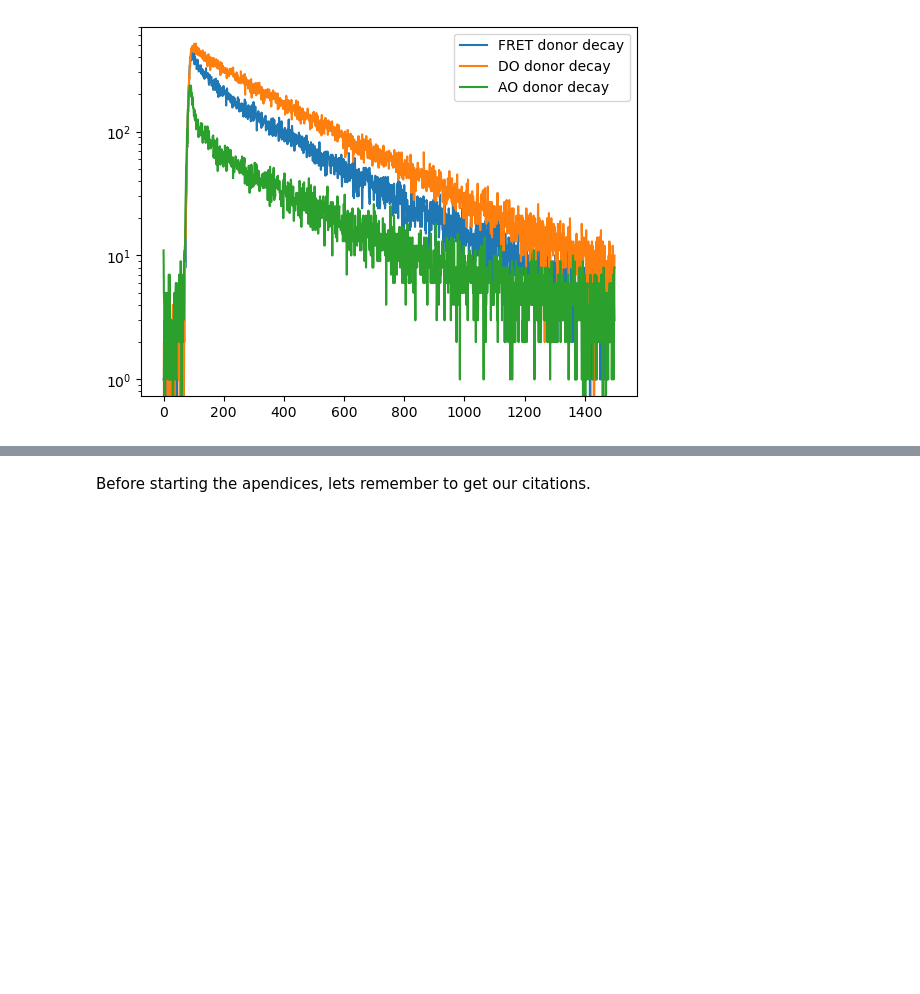
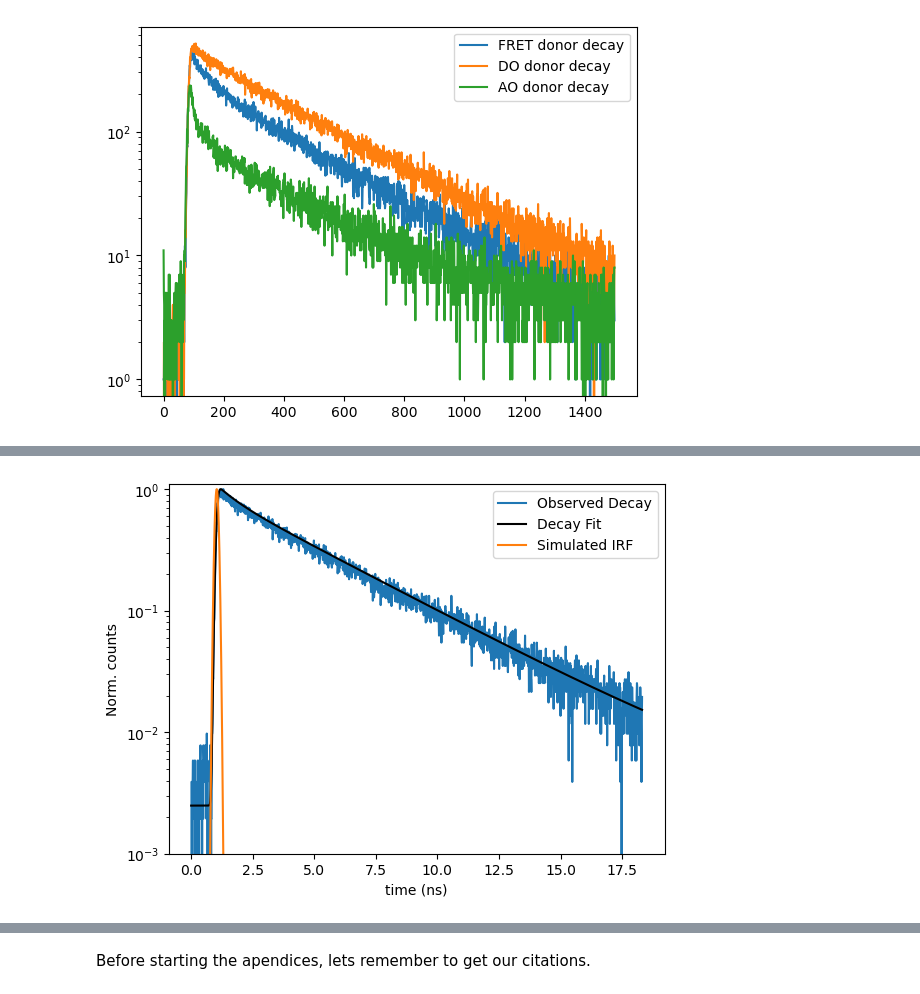
Before and after one commit to OpenSMFS/smfBursts, a Jupyter notebook: docs/source/notebooks/BurstsTutorial.ipynb, the cells around one changed output, grey strips where cells are left out. Saved outputs shown, nothing was run; the diff lists cells and outputs as text; code cells hidden in the pictures; blank space fills up the shorter version.

```diff
--- a/docs/source/notebooks/BurstsTutorial.ipynb
+++ b/docs/source/notebooks/BurstsTutorial.ipynb
@@ -1257,0 +1380,22 @@ for ex in range(2):
+# %%
+ftdict = smf.lt.fit_fldecay(data, bursts, smf.PhSel('0ex0em'), gate=gate_DO,
+                            ndec=2, method='Nelder-Mead')
+
+# Get raw decay
+nh_DO_s = smf.Column(bursts.regate(gate_DO), 'nanohist', smf.PhSel("0ex0em"))
+nhist = data.get_column(nh_DO_s).sum(axis=0) # get decay
+t = np.arange(nhist.size)*data.setup.tcspc_unit[0] # time range of decay
+decay = smf.lt.fldecay_firf_bg_norm(ftdict['taus'], ftdict['amps'], ftdict['bg'], t, ftdict['irf_func'], ftdict['irf_params'])
+# make array of computed IRF
+irf_sim = norm.pdf(t, *ftdict['irf_params'])
+
+# plotting
+plt.semilogy(t*1e9, nhist/nhist.max(), label='Observed Decay')
+plt.semilogy(t*1e9, decay/decay.max(), label='Decay Fit', c='k')
+plt.semilogy(t*1e9, irf_sim/irf_sim.max(), label='Simulated IRF')
+plt.ylim([1e-3, 1.1])
+plt.ylabel('Norm. counts')
+plt.xlabel('time (ns)')
+plt.legend();
+# %% [output]
+[figure, added]
```
Also changed, not shown: parts of 29 cells of this notebook, 32 other files.
